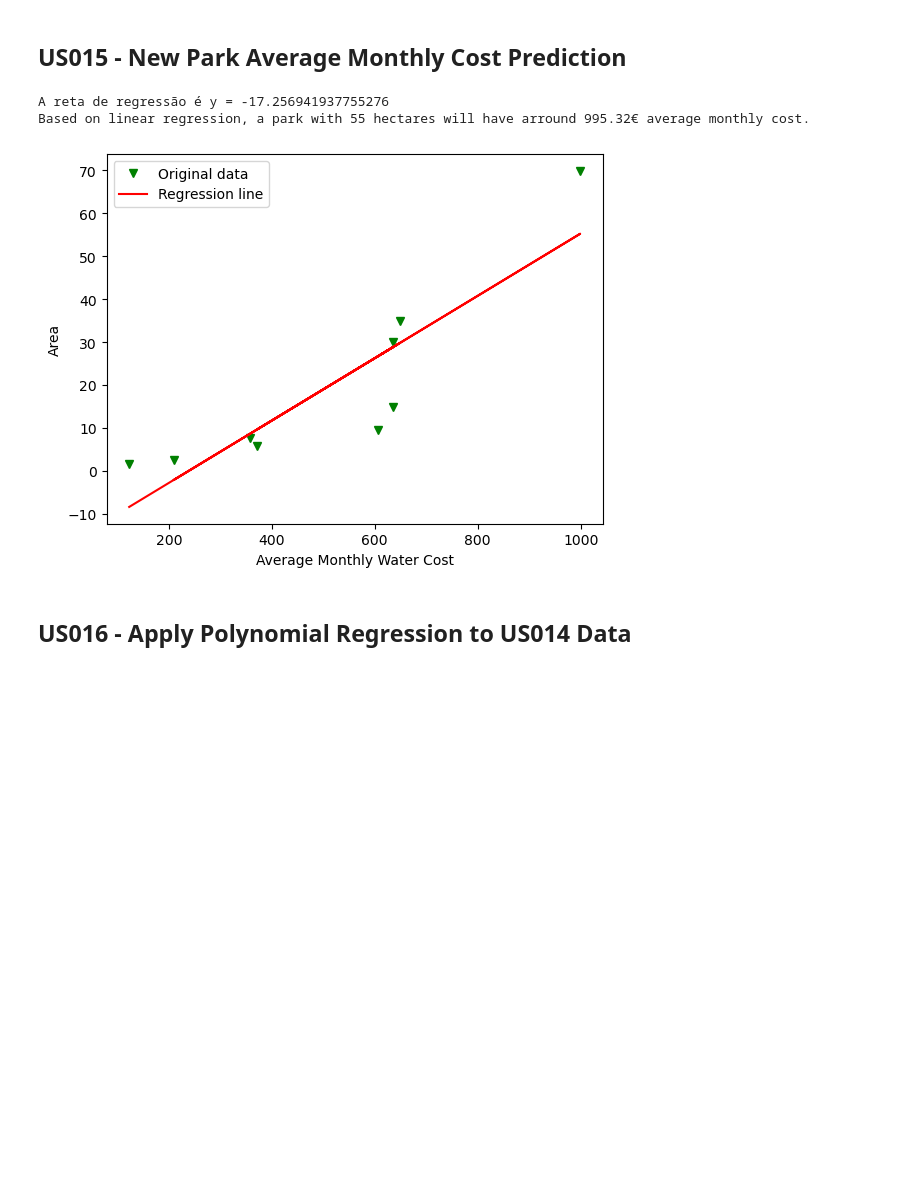
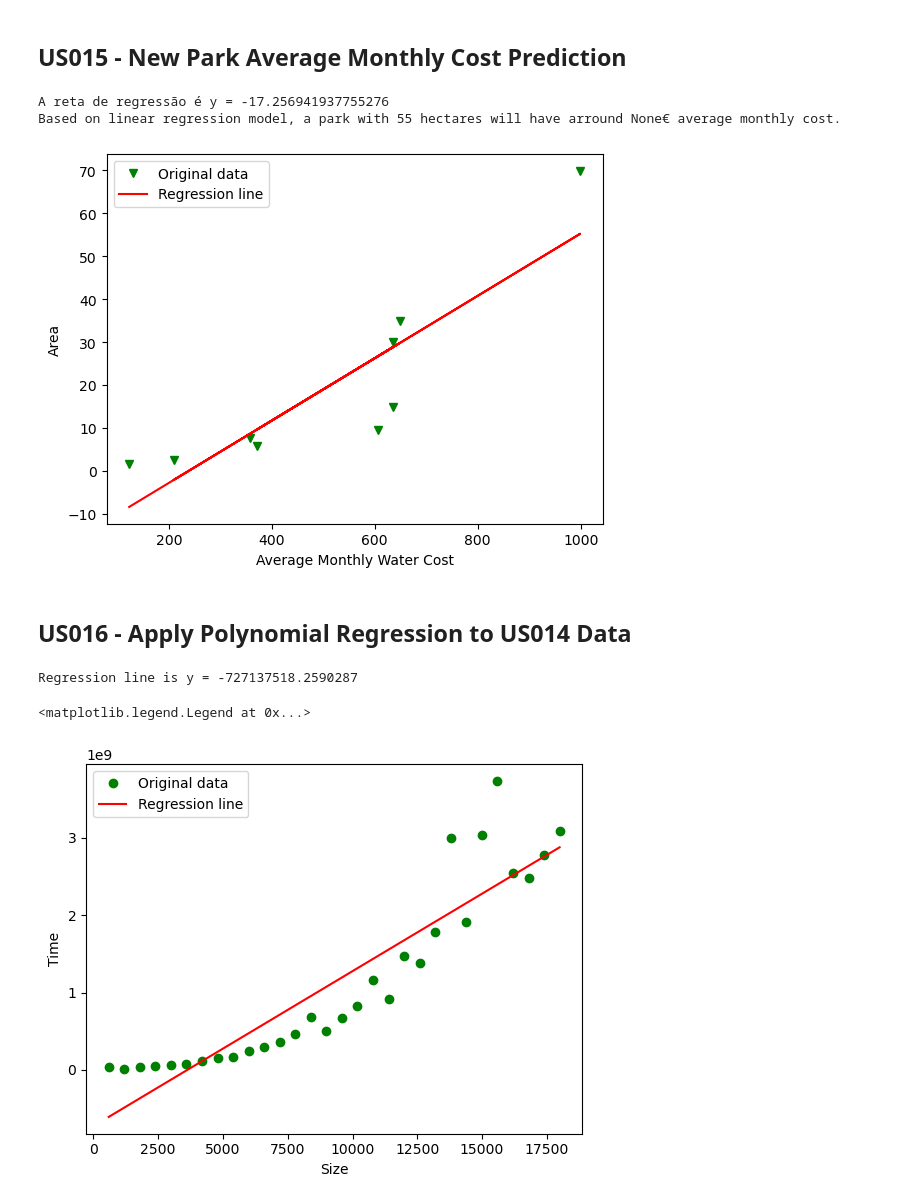
Before and after one commit to Departamento-de-Engenharia-Informatica/lei-24-s2-1dkl-g134, a Jupyter notebook: MATCP Deliverables/MATCP-US-Solutions.ipynb, the cells around one changed output. Saved outputs shown, nothing was run; the diff lists cells and outputs as text; code cells hidden in the pictures; blank space fills up the shorter version.

```diff
--- a/MATCP Deliverables/MATCP-US-Solutions.ipynb
+++ b/MATCP Deliverables/MATCP-US-Solutions.ipynb
@@ -322,6 +322,7 @@ parkAreaDF = parkAreaDF.reindex(index=averageMonthlyParkConsumptionCostDF.index)
 x = averageMonthlyParkConsumptionCostDF['Average Monthly Consumption Cost']
 y = parkAreaDF['Area']
 
+
 Sxx = 0; Syy = 0; Sxy = 0
 xMean = np.mean(x); yMean = np.mean(y)
 for xValue in x:
@@ -337,7 +338,7 @@ beta0 = yMean - beta1 * xMean
 sqe = Syy - Sxy**2 / Sxx
 
 model = stats.linregress(x, y)
-print(f'A reta de regressão é y = {model.intercept + model.slope}')
+print(f'Regression line is y = {model.intercept + model.slope}')
 df = pandas.DataFrame(data={'x':x, 'y':y})
 plt.xlabel('Average Monthly Water Cost'); plt.ylabel('Area')
 plt.plot(df.x, df.y, 'gv', label='Original data')
@@ -350,7 +351,38 @@ def predictBasedOnArea(area):
 print(f"Based on linear regression model, a park with 55 hectares will have arround {predictBasedOnArea(55)}€ average monthly cost.")
 # %% [output]
 A reta de regressão é y = -17.256941937755276
-Based on linear regression, a park with 55 hectares will have arround 995.32€ average monthly cost.
+Based on linear regression model, a park with 55 hectares will have arround None€ average monthly cost.
 [figure]
 # %% [markdown]
 ## US016 - Apply Polynomial Regression to US014 Data
+# %%
+us14DataDF = pandas.read_csv('../MDISC Deliverables/US014/Benchmarking-Plotter.csv', delimiter=';', header=None, names=['size', 'time'])
+
+x = us14DataDF['size']
+y = us14DataDF['time']
+
+Sxx = 0; Syy = 0; Sxy = 0
+xMean = np.mean(x); yMean = np.mean(y)
+for xValue in x:
+        Sxx += (xValue - xMean)**2
+for yValue in y:
+        Syy += (yValue - yMean)**2
+for i in range(len(x)):
+        Sxy += (x[i] - xMean) * (y[i] - yMean)
+
+beta1 = Sxy / Sxx
+beta0 = yMean - beta1 * xMean
+
+sqe = Syy - Sxy**2 / Sxx
+
+model = stats.linregress(x, y)
+print(f'Regression line is y = {model.intercept + model.slope}')
+df = pandas.DataFrame(data={'x':x, 'y':y})
+plt.xlabel('Size'); plt.ylabel('Time')
+plt.plot(df.x, df.y, 'go', label='Original data')
+plt.plot(df.x, model.intercept + model.slope*df.x, 'r', label='Regression line')
+plt.legend()
+# %% [output]
+Regression line is y = -727137518.2590287
+<matplotlib.legend.Legend at 0x...>
+[figure, added]
```
Also changed, not shown: 1 other file.
